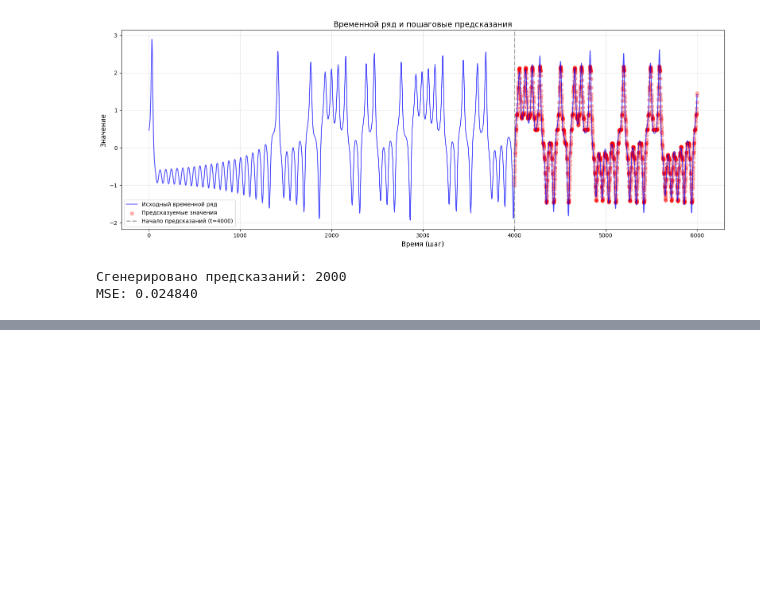
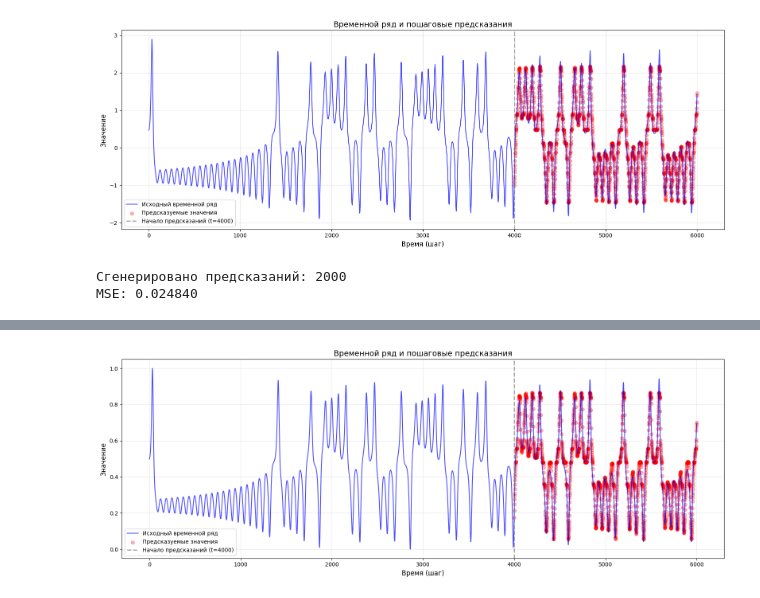
Before and after one commit to inokamilyanin/diplom, a Jupyter notebook: research.ipynb, the cells around one changed output, grey strips where cells are left out. Cells and saved outputs as stored; diff of their text form; code cells hidden in the pictures; blank space fills up the shorter version.

```diff
--- a/research.ipynb
+++ b/research.ipynb
@@ -125,0 +135,87 @@ MSE: 0.024840
+# %%
+from utils import generate_lorenz_series, generate_patterns, zscore_normalize, min_max_normalize
+from prediction import MultiPatternPredictor
+import matplotlib.pyplot as plt
+import numpy as np
+
+# генерация данных
+series = generate_lorenz_series(n_points=6000)
+
+# паттерны
+patterns = generate_patterns(pattern_length=4, max_offset=10)
+
+# модель
+predictor = MultiPatternPredictor(
+    patterns=patterns,
+    horizon=1,
+    eps=0.01,
+    min_cluster_size=5,
+    max_target_std=1.0,
+    cluster_method='dbscan'
+)
+
+# точка начала предсказаний
+prediction_start = 4000
+train_series = series[:prediction_start]
+# train_norm, mu, sigma = zscore_normalize(train_series)
+# test_norm = (series[prediction_start:] - mu) / sigma
+
+train_norm, min, max = minmax_normalize(train_series)
+test_norm = (series[prediction_start:] - min) / (max - min)
+
+# обучение на данных до точки начала предсказаний
+predictor.fit(train_norm)
+
+# создаем расширенный ряд для предсказаний
+# используем реальные значения до prediction_start, затем предсказания
+extended_series = train_norm.copy()
+predictions = []
+x_pred = []
+
+unpredictable = []
+x_unpred = []
+
+# генерируем предсказания пошагово
+for i in range(prediction_start, len(series)):
+    pred = predictor.predict(extended_series)
+    if pred is None:
+        unpredictable.append(test_norm[i - prediction_start])
+        x_unpred.append(i)
+    else:
+        predictions.append(pred)
+        x_pred.append(i)
+    extended_series = np.append(extended_series, test_norm[i - prediction_start])
+
+# визуализация
+plt.figure(figsize=(16, 6))
+
+# весь временной ряд
+x_full = np.arange(len(series))
+plt.plot(x_full, np.append(train_norm, test_norm), 'b-', label='Исходный временной ряд', linewidth=1.5, alpha=0.7)
+
+# часть с предсказаниями
+if len(predictions) > 0:
+    x_pred = np.array(x_pred)
+    plt.scatter(x_pred, predictions, color='r', label='Предсказуемые значения', alpha=0.3, marker='o')
+
+if len(unpredictable) > 0:
+    x_unpred = np.array(x_unpred)
+    plt.scatter(x_unpred, unpredictable, color='g', label='Непредсказуемые значения', alpha=0.3, marker='o')
+
+# граница обучения/предсказания
+plt.axvline(x=prediction_start, color='gray', linestyle='--', linewidth=2, alpha=0.7, label=f'Начало предсказаний (t={prediction_start})')
+
+plt.xlabel('Время (шаг)', fontsize=12)
+plt.ylabel('Значение', fontsize=12)
+plt.title('Временной ряд и пошаговые предсказания', fontsize=14)
+plt.legend(fontsize=10)
+plt.grid(True, alpha=0.3)
+plt.tight_layout()
+plt.show()
+
+print(f"Сгенерировано предсказаний: {len(predictions)}")
+if len(predictions) > 0:
+    mse = np.mean((predictions - test_norm[x_pred - prediction_start])**2)
+    print(f"MSE: {mse:.6f}")
+# %% [output]
+[figure, added]
```
Also changed, not shown: parts of 19 cells of this notebook, 3 other files.
